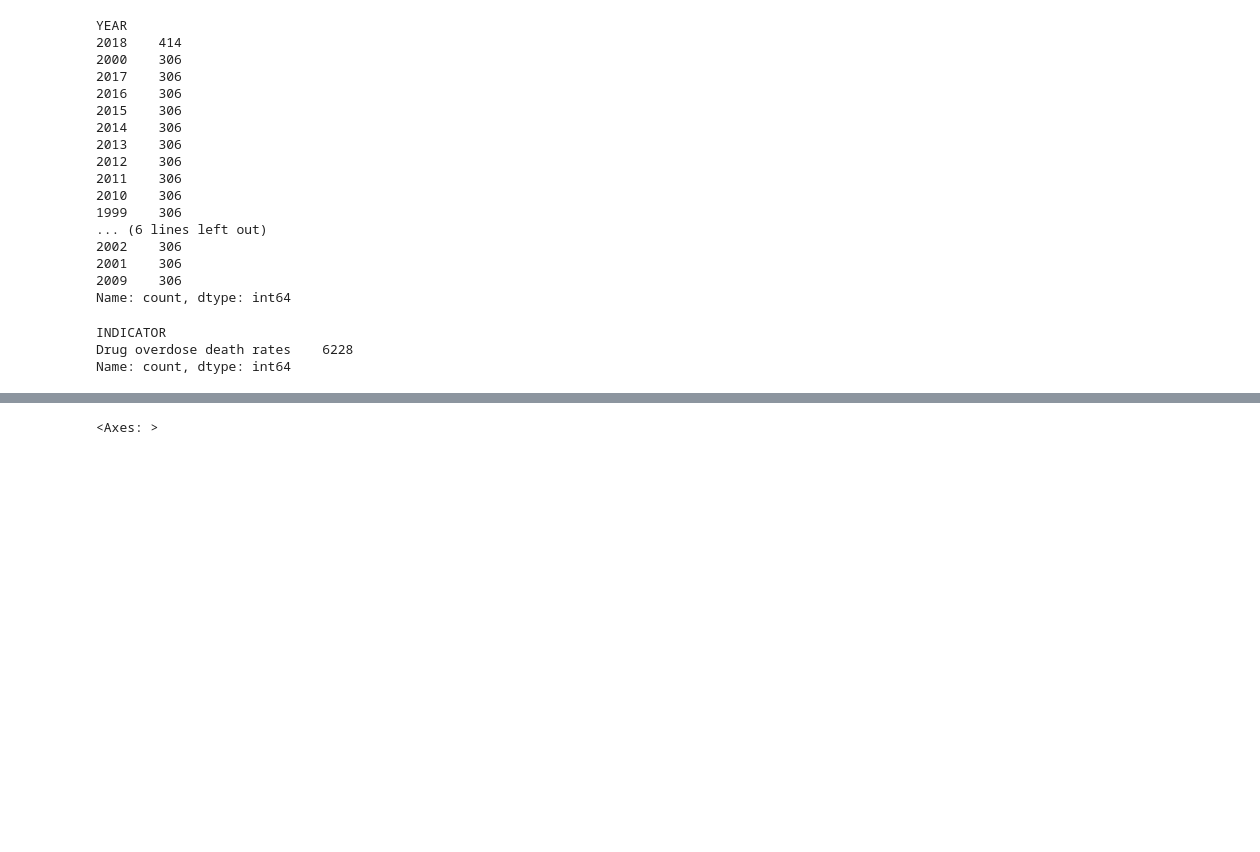
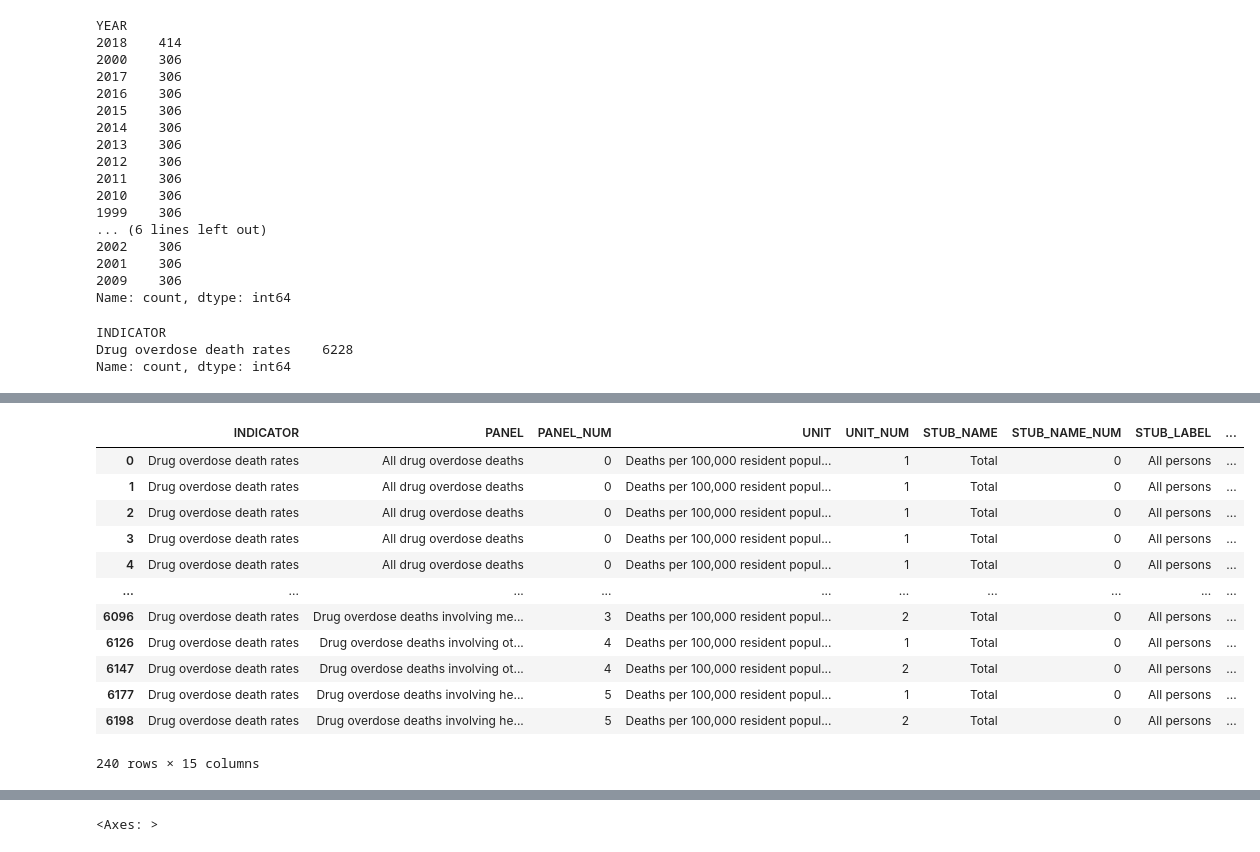
Before and after one commit to chica25/Drug-Overdose, a Jupyter notebook: eda.ipynb, the cells around one changed output, grey strips where cells are left out. Cells and saved outputs as stored; diff of their text form; code cells hidden in the pictures; blank space fills up the shorter version.

```diff
--- a/eda.ipynb
+++ b/eda.ipynb
@@ -227,3 +328,20 @@ Name: count, dtype: int64
+# %%
+all_persons = df[df["STUB_LABEL"] == "All persons"]
+all_persons
+# %% [output]
+|  | INDICATOR | PANEL | PANEL_NUM | UNIT | UNIT_NUM | STUB_NAME | STUB_NAME_NUM | STUB_LABEL | ... |
+| 0 | Drug overdose death rates | All drug overdose deaths | 0 | Deaths per 100,000 resident popul... | 1 | Total | 0 | All persons | ... |
+| 1 | Drug overdose death rates | All drug overdose deaths | 0 | Deaths per 100,000 resident popul... | 1 | Total | 0 | All persons | ... |
+| 2 | Drug overdose death rates | All drug overdose deaths | 0 | Deaths per 100,000 resident popul... | 1 | Total | 0 | All persons | ... |
+| 3 | Drug overdose death rates | All drug overdose deaths | 0 | Deaths per 100,000 resident popul... | 1 | Total | 0 | All persons | ... |
+| 4 | Drug overdose death rates | All drug overdose deaths | 0 | Deaths per 100,000 resident popul... | 1 | Total | 0 | All persons | ... |
+| ... | ... | ... | ... | ... | ... | ... | ... | ... | ... |
+| 6096 | Drug overdose death rates | Drug overdose deaths involving me... | 3 | Deaths per 100,000 resident popul... | 2 | Total | 0 | All persons | ... |
+| 6126 | Drug overdose death rates | Drug overdose deaths involving ot... | 4 | Deaths per 100,000 resident popul... | 1 | Total | 0 | All persons | ... |
+| 6147 | Drug overdose death rates | Drug overdose deaths involving ot... | 4 | Deaths per 100,000 resident popul... | 2 | Total | 0 | All persons | ... |
+| 6177 | Drug overdose death rates | Drug overdose deaths involving he... | 5 | Deaths per 100,000 resident popul... | 1 | Total | 0 | All persons | ... |
+| 6198 | Drug overdose death rates | Drug overdose deaths involving he... | 5 | Deaths per 100,000 resident popul... | 2 | Total | 0 | All persons | ... |
+240 rows × 15 columns
 # %%
 Latino_female = df[df["STUB_LABEL"] == "Female: Hispanic or Latino: All races"]
 Latino_female
```
Also changed, not shown: parts of 17 cells of this notebook.
